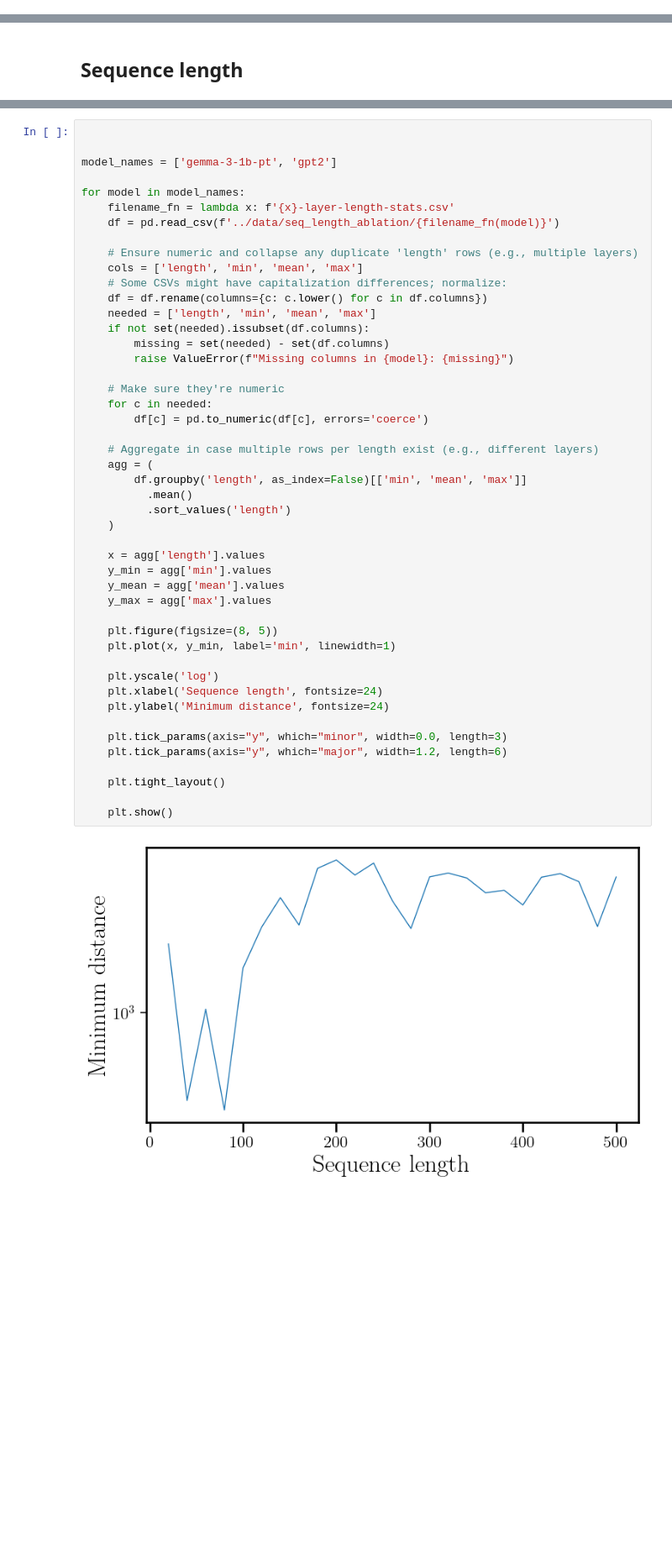
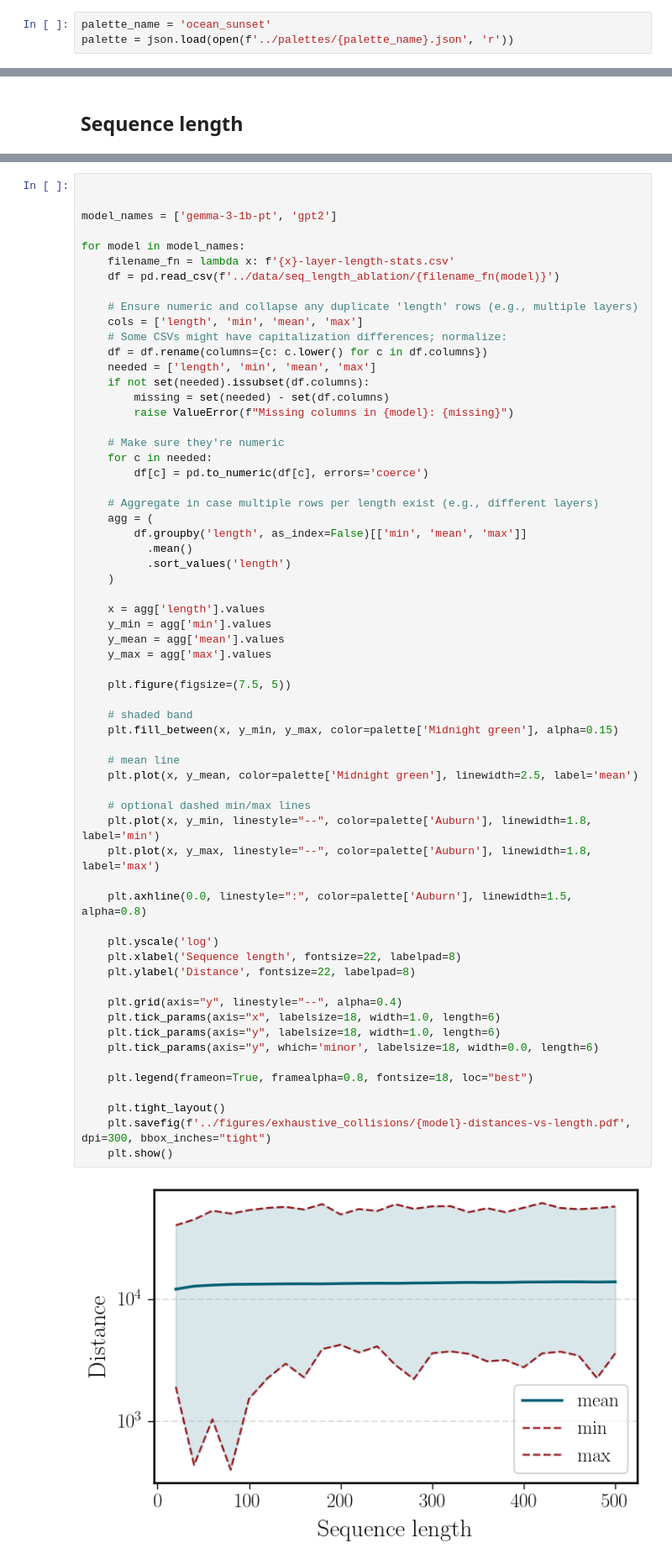
Before and after one commit to crisostomi/plots, a Jupyter notebook: notebooks/sequence_length.ipynb, the cells around one changed output, grey strips where cells are left out. Shown: that part at 84% size. Drawn from its saved outputs; the diff is of its cells as text; blank space fills up the shorter version.

Commit message:
push plots

```diff
--- a/notebooks/sequence_length.ipynb
+++ b/notebooks/sequence_length.ipynb
@@ -19,0 +21,3 @@ plt.rcParams.update(
+# %%
+palette_name = 'ocean_sunset'
+palette = json.load(open(f'../palettes/{palette_name}.json', 'r'))
@@ -62,38 +79,53 @@ for model in model_names:
     # Some CSVs might have capitalization differences; normalize:
     df = df.rename(columns={c: c.lower() for c in df.columns})
     needed = ['length', 'min', 'mean', 'max']
     if not set(needed).issubset(df.columns):
         missing = set(needed) - set(df.columns)
         raise ValueError(f"Missing columns in {model}: {missing}")
 
     # Make sure they're numeric
     for c in needed:
         df[c] = pd.to_numeric(df[c], errors='coerce')
 
     # Aggregate in case multiple rows per length exist (e.g., different layers)
     agg = (
         df.groupby('length', as_index=False)[['min', 'mean', 'max']]
           .mean()
           .sort_values('length')
     )
 
     x = agg['length'].values
     y_min = agg['min'].values
     y_mean = agg['mean'].values
     y_max = agg['max'].values
 
-    plt.figure(figsize=(8, 5))
-    plt.plot(x, y_min, label='min', linewidth=1)
+    plt.figure(figsize=(7.5, 5))
+
+    # shaded band
+    plt.fill_between(x, y_min, y_max, color=palette['Midnight green'], alpha=0.15)
+
+    # mean line
+    plt.plot(x, y_mean, color=palette['Midnight green'], linewidth=2.5, label='mean')
+
+    # optional dashed min/max lines
+    plt.plot(x, y_min, linestyle="--", color=palette['Auburn'], linewidth=1.8, label='min')
+    plt.plot(x, y_max, linestyle="--", color=palette['Auburn'], linewidth=1.8, label='max')
+
+    plt.axhline(0.0, linestyle=":", color=palette['Auburn'], linewidth=1.5, alpha=0.8)
 
     plt.yscale('log')
-    plt.xlabel('Sequence length', fontsize=24)
-    plt.ylabel('Minimum distance', fontsize=24)
+    plt.xlabel('Sequence length', fontsize=22, labelpad=8)
+    plt.ylabel('Distance', fontsize=22, labelpad=8)
 
-    plt.tick_params(axis="y", which="minor", width=0.0, length=3)
-    plt.tick_params(axis="y", which="major", width=1.2, length=6)
+    plt.grid(axis="y", linestyle="--", alpha=0.4)
+    plt.tick_params(axis="x", labelsize=18, width=1.0, length=6)
+    plt.tick_params(axis="y", labelsize=18, width=1.0, length=6)
+    plt.tick_params(axis="y", which='minor', labelsize=18, width=0.0, length=6)
+
+    plt.legend(frameon=True, framealpha=0.8, fontsize=18, loc="best")
 
     plt.tight_layout()
-
+    plt.savefig(f'../figures/exhaustive_collisions/{model}-distances-vs-length.pdf', dpi=300, bbox_inches="tight")
     plt.show()
 # %% [output]
-[figure, old version]
+[figure, new version]
```
Also changed, not shown: parts of 6 cells of this notebook, 7 other files.
